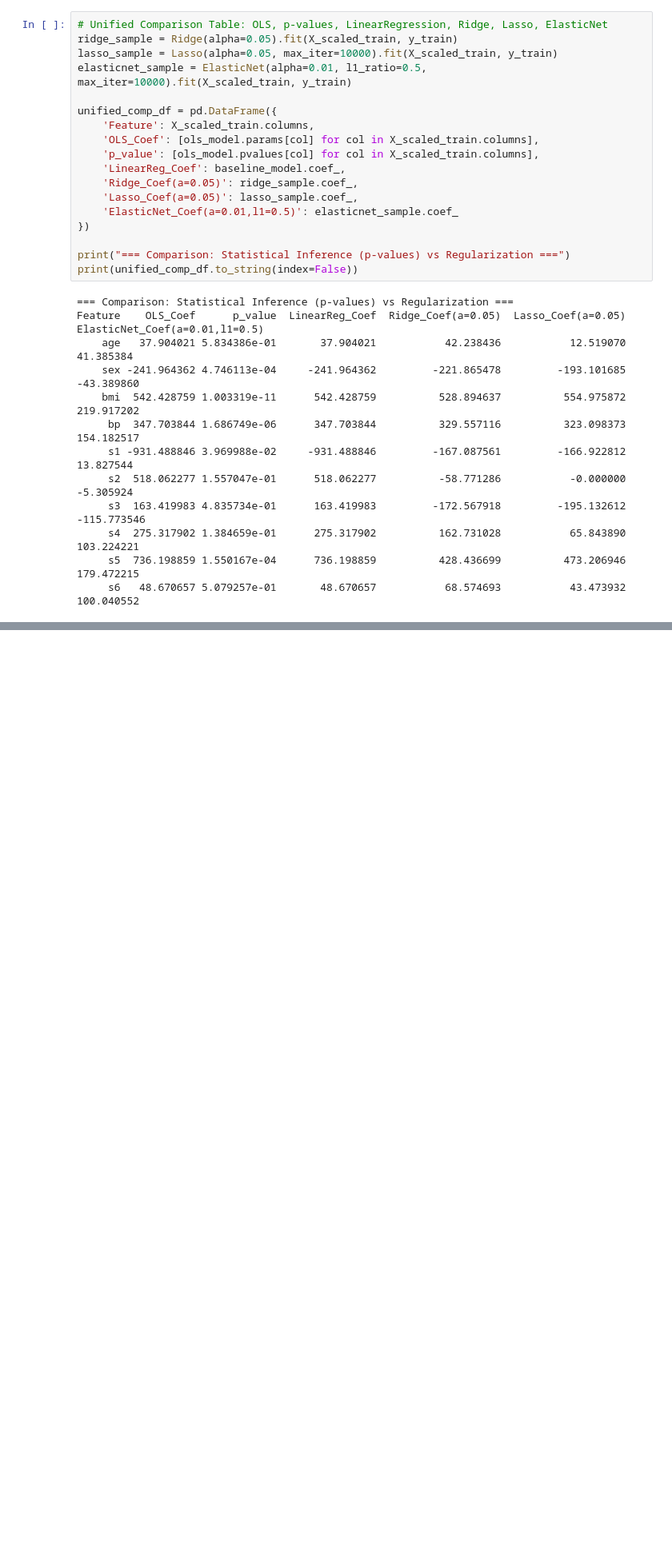
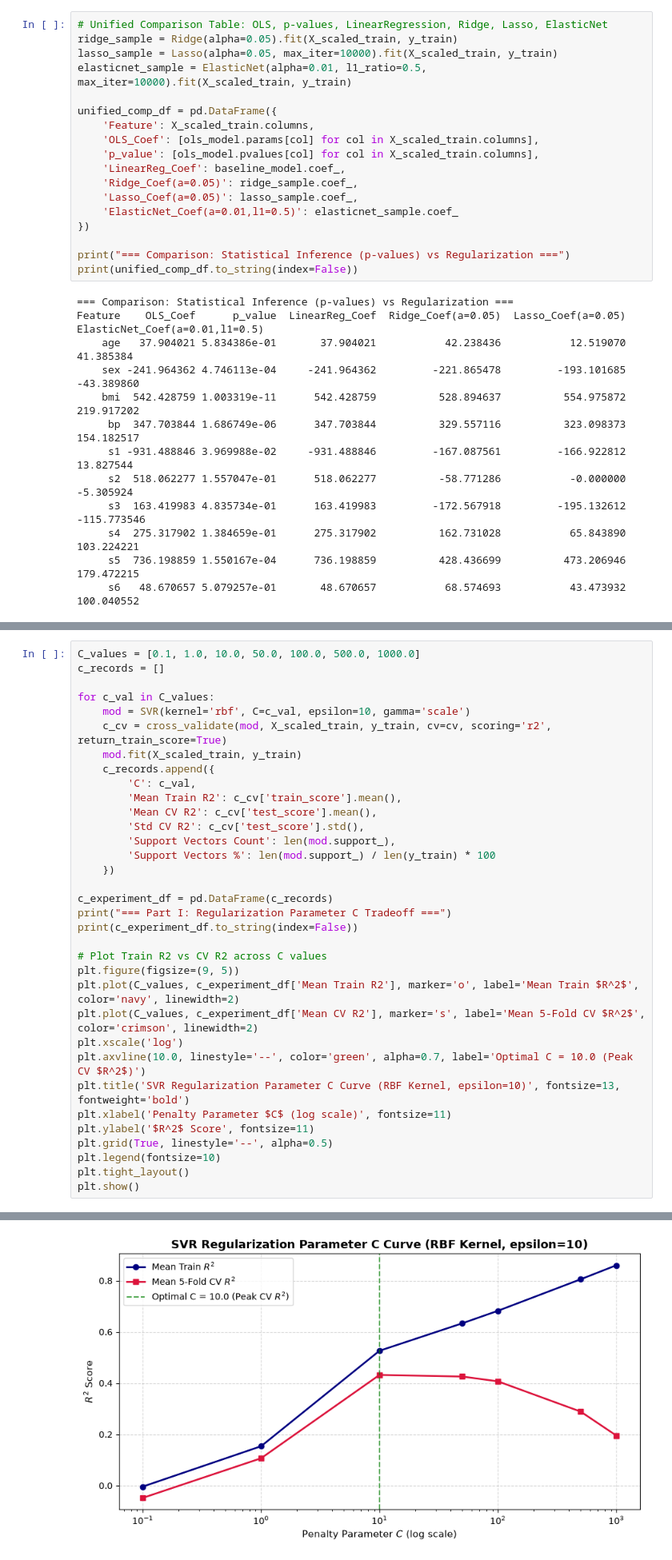
Before and after one commit to abed-dvp/diabetes-model-tuning, a Jupyter notebook: notebook.ipynb, the cells around one changed output, grey strips where cells are left out. Shown at 80% size. Cells and saved outputs as stored; diff of their text form; blank space fills up the shorter version.

```diff
--- a/notebook.ipynb
+++ b/notebook.ipynb
@@ -1558,0 +1993,35 @@ print("=== Step 4 Verification Complete: All Empirical Checks Passed ===")
+# %%
+C_values = [0.1, 1.0, 10.0, 50.0, 100.0, 500.0, 1000.0]
+c_records = []
+
+for c_val in C_values:
+    mod = SVR(kernel='rbf', C=c_val, epsilon=10, gamma='scale')
+    c_cv = cross_validate(mod, X_scaled_train, y_train, cv=cv, scoring='r2', return_train_score=True)
+    mod.fit(X_scaled_train, y_train)
+    c_records.append({
+        'C': c_val,
+        'Mean Train R2': c_cv['train_score'].mean(),
+        'Mean CV R2': c_cv['test_score'].mean(),
+        'Std CV R2': c_cv['test_score'].std(),
+        'Support Vectors Count': len(mod.support_),
+        'Support Vectors %': len(mod.support_) / len(y_train) * 100
+    })
+
+c_experiment_df = pd.DataFrame(c_records)
+print("=== Part I: Regularization Parameter C Tradeoff ===")
+print(c_experiment_df.to_string(index=False))
+
+# Plot Train R2 vs CV R2 across C values
+plt.figure(figsize=(9, 5))
+plt.plot(C_values, c_experiment_df['Mean Train R2'], marker='o', label='Mean Train $R^2$', color='navy', linewidth=2)
+plt.plot(C_values, c_experiment_df['Mean CV R2'], marker='s', label='Mean 5-Fold CV $R^2$', color='crimson', linewidth=2)
+plt.xscale('log')
+plt.axvline(10.0, linestyle='--', color='green', alpha=0.7, label='Optimal C = 10.0 (Peak CV $R^2$)')
+plt.title('SVR Regularization Parameter C Curve (RBF Kernel, epsilon=10)', fontsize=13, fontweight='bold')
+plt.xlabel('Penalty Parameter $C$ (log scale)', fontsize=11)
+plt.ylabel('$R^2$ Score', fontsize=11)
+plt.grid(True, linestyle='--', alpha=0.5)
+plt.legend(fontsize=10)
+plt.tight_layout()
+plt.show()
+# %% [output]
@@ -1558,0 +2037 @@ print("=== Step 4 Verification Complete: All Empirical Checks Passed ===")
+[figure, added]
```
Also changed, not shown: parts of 30 cells of this notebook, 1 other file.
